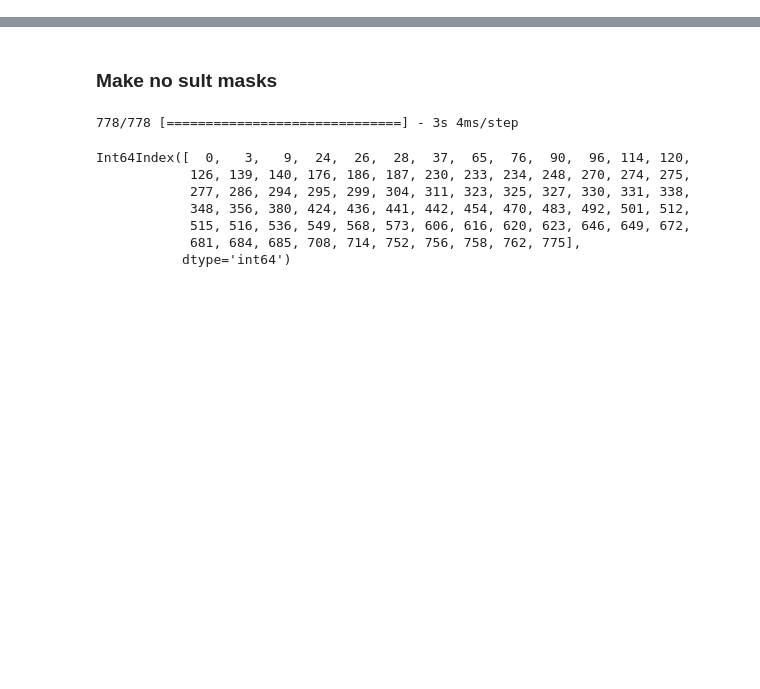
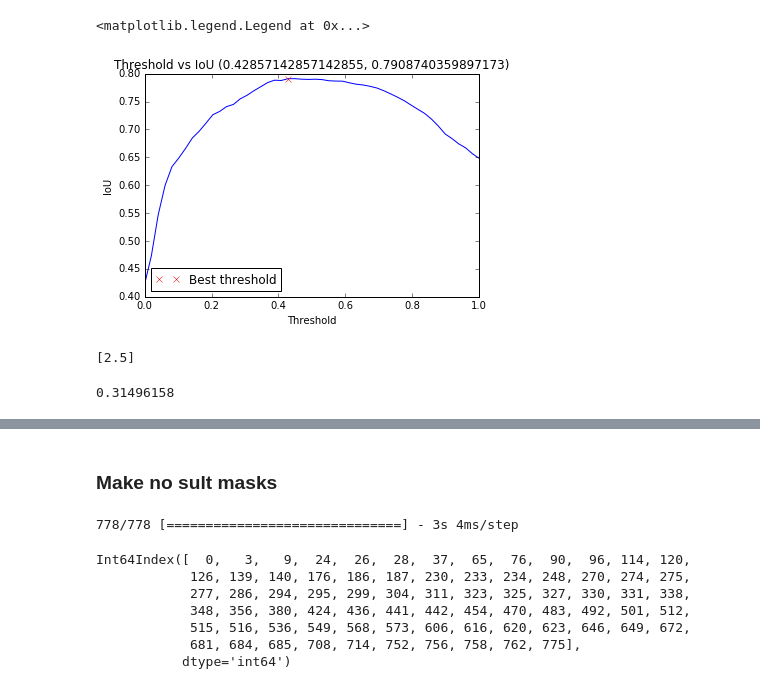
Before and after one commit to yusuke0324/tgs-salt-identification, a Jupyter notebook: make_submission.ipynb, the cells around one changed output, grey strips where cells are left out. Drawn from its saved outputs; the diff is of its cells as text; code cells hidden in the pictures; blank space fills up the shorter version.

```diff
--- a/make_submission.ipynb
+++ b/make_submission.ipynb
@@ -83,0 +232,17 @@ preds_train_test = model.predict(([x_test ,x_feat_test]), verbose=1)
+# %%
+thresholds = np.linspace(0, 1, 50)
+ious = np.array([iou_metric_batch(y_test, np.int32(preds_train_test > threshold)) for threshold in tqdm(thresholds)])
+# %%
+# threshold_best_index = np.argmax(ious[9:-10]) + 9
+threshold_best_index = np.argmax(ious)
+iou_best = ious[threshold_best_index]
+threshold_best = thresholds[threshold_best_index]
+plt.plot(thresholds, ious)
+plt.plot(threshold_best, iou_best, "xr", label="Best threshold")
+plt.xlabel("Threshold")
+plt.ylabel("IoU")
+plt.title("Threshold vs IoU ({}, {})".format(threshold_best, iou_best))
+plt.legend(loc='best')
+# %% [output]
+<matplotlib.legend.Legend at 0x...>
+[figure, added]
@@ -83,0 +251,8 @@ preds_train_test = model.predict(([x_test ,x_feat_test]), verbose=1)
+# %%
+prec
+# %% [output]
+[2.5]
+# %%
+np.max(preds_train_test[0])
+# %% [output]
+0.31496158
```
Also changed, not shown: parts of 44 cells of this notebook, 11 other files.
